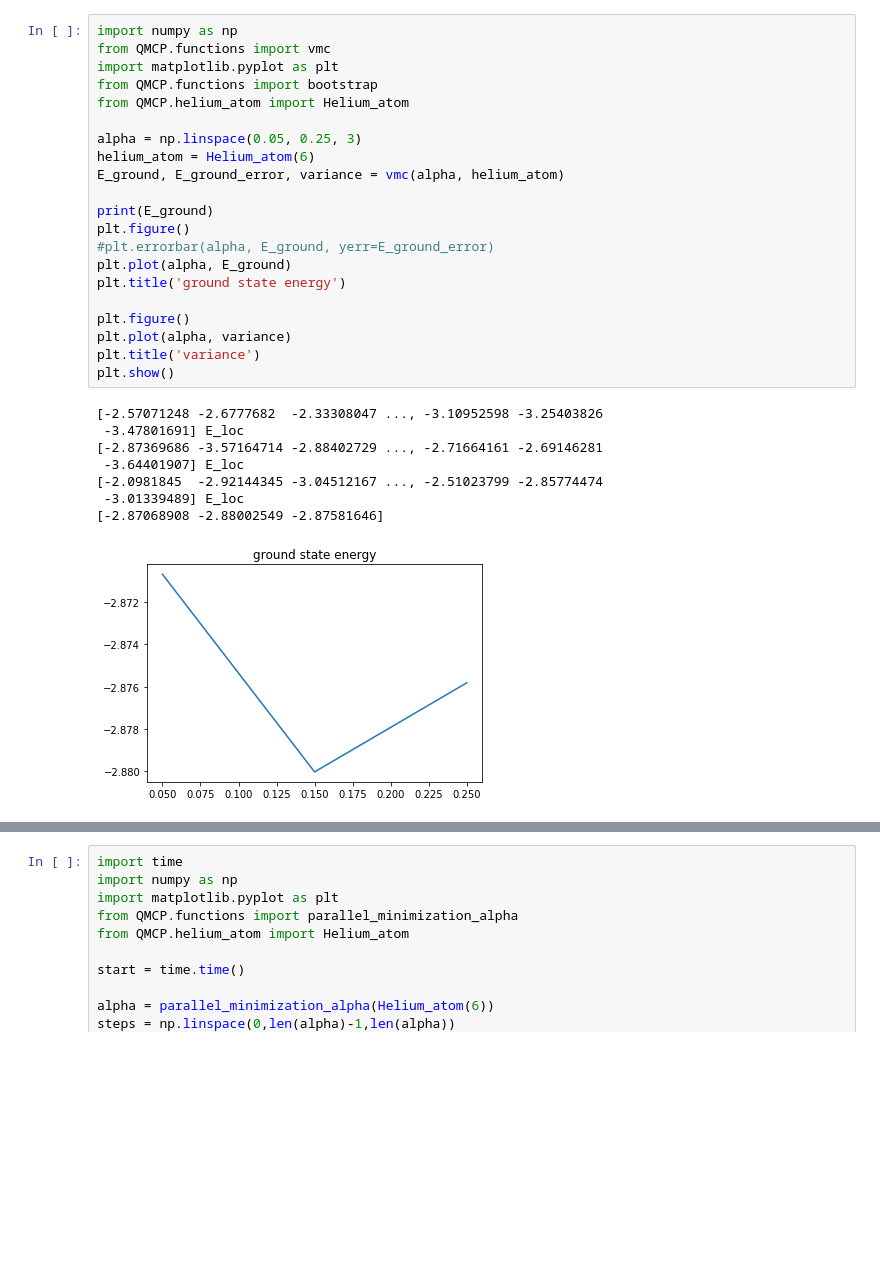
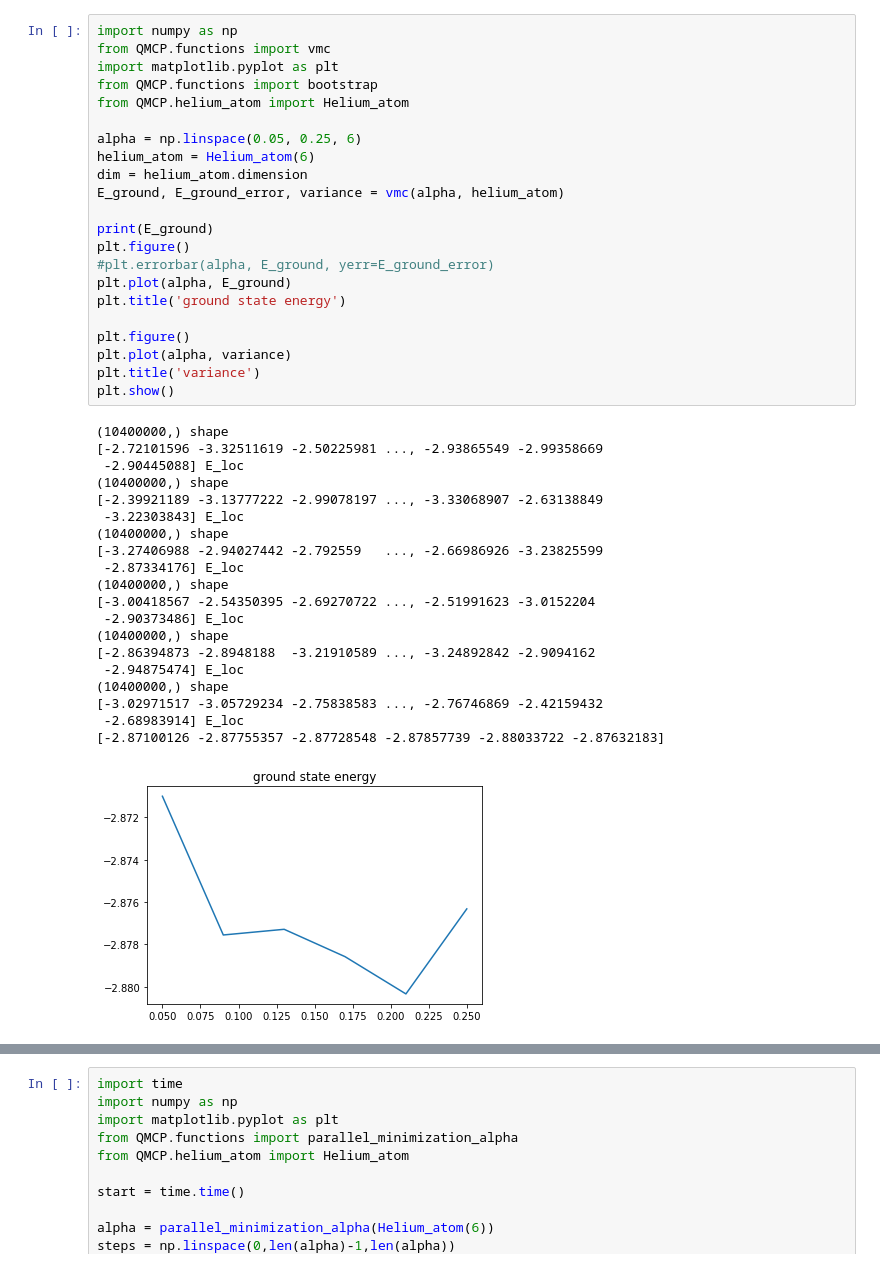
Before and after one commit to vincevdk/quantum-monte-carlo, a Jupyter notebook: QMCP/helium_atom/test.ipynb, the cells around one changed output, grey strips where cells are left out. Cells and saved outputs as stored; diff of their text form; blank space fills up the shorter version.

```diff
--- a/QMCP/helium_atom/test.ipynb
+++ b/QMCP/helium_atom/test.ipynb
@@ -1,30 +1,43 @@
 # %%
 import numpy as np
 from QMCP.functions import vmc
 import matplotlib.pyplot as plt
 from QMCP.functions import bootstrap
 from QMCP.helium_atom import Helium_atom
 
-alpha = np.linspace(0.05, 0.25, 3)
+alpha = np.linspace(0.05, 0.25, 6)
 helium_atom = Helium_atom(6)
+dim = helium_atom.dimension
 E_ground, E_ground_error, variance = vmc(alpha, helium_atom)
 
 print(E_ground)
 plt.figure()
 #plt.errorbar(alpha, E_ground, yerr=E_ground_error)
 plt.plot(alpha, E_ground)
 plt.title('ground state energy')
 
 plt.figure()
 plt.plot(alpha, variance)
 plt.title('variance')
 plt.show()
 # %% [output]
-[-2.57071248 -2.6777682  -2.33308047 ..., -3.10952598 -3.25403826
- -3.47801691] E_loc
-[-2.87369686 -3.57164714 -2.88402729 ..., -2.71664161 -2.69146281
- -3.64401907] E_loc
-[-2.0981845  -2.92144345 -3.04512167 ..., -2.51023799 -2.85774474
- -3.01339489] E_loc
-[-2.87068908 -2.88002549 -2.87581646]
+(10400000,) shape
+[-2.72101596 -3.32511619 -2.50225981 ..., -2.93865549 -2.99358669
+ -2.90445088] E_loc
+(10400000,) shape
+[-2.39921189 -3.13777222 -2.99078197 ..., -3.33068907 -2.63138849
+ -3.22303843] E_loc
+(10400000,) shape
+[-3.27406988 -2.94027442 -2.792559   ..., -2.66986926 -3.23825599
+ -2.87334176] E_loc
+(10400000,) shape
+[-3.00418567 -2.54350395 -2.69270722 ..., -2.51991623 -3.0152204
+ -2.90373486] E_loc
+(10400000,) shape
+[-2.86394873 -2.8948188  -3.21910589 ..., -3.24892842 -2.9094162
+ -2.94875474] E_loc
+(10400000,) shape
+[-3.02971517 -3.05729234 -2.75838583 ..., -2.76746869 -2.42159432
+ -2.68983914] E_loc
+[-2.87100126 -2.87755357 -2.87728548 -2.87857739 -2.88033722 -2.87632183]
-[figure, old version]
+[figure, new version]
```
Also changed, not shown: parts of 2 cells of this notebook, 6 other files.
